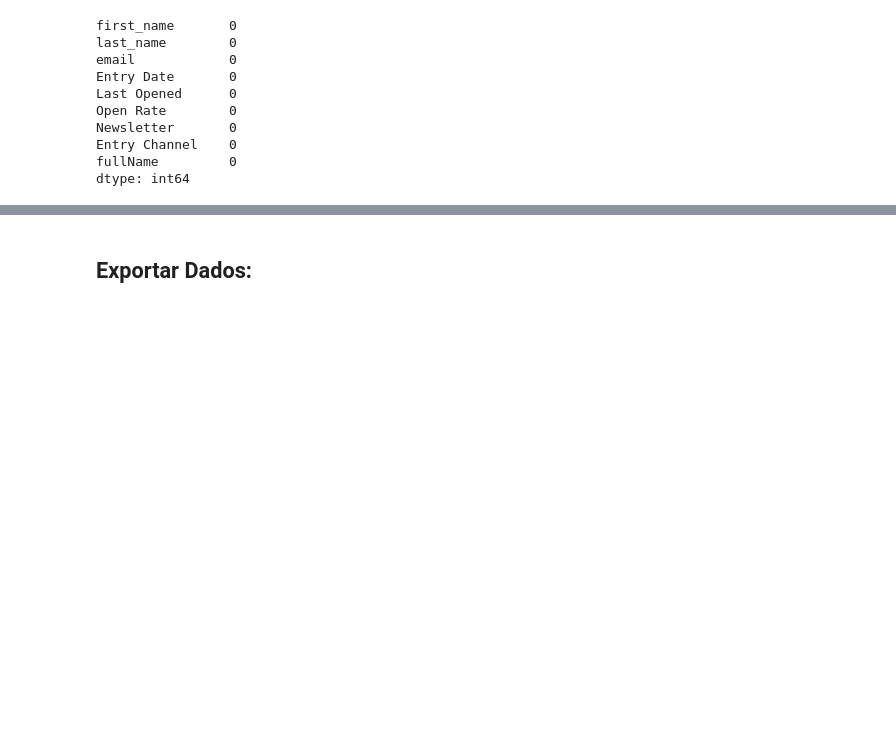
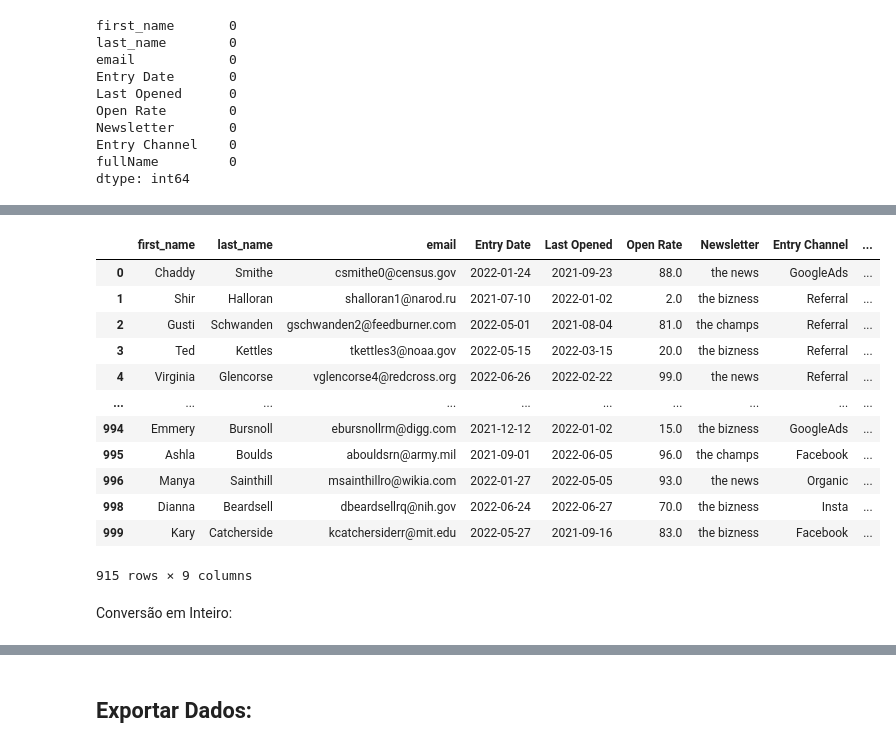
Before and after one commit to rigueti-bruno/Trabalhos, a Jupyter notebook: Projeto - thenews/etl-dados.ipynb, the cells around one changed output, grey strips where cells are left out. Drawn from its saved outputs; the diff is of its cells as text; code cells hidden in the pictures; blank space fills up the shorter version.

```diff
--- a/Projeto - thenews/etl-dados.ipynb
+++ b/Projeto - thenews/etl-dados.ipynb
@@ -165,0 +168,2 @@ df
+# %%
+df['Open Rate'] = df['Open Rate'] * 100
@@ -165,0 +183,18 @@ df
+# %%
+df
+# %% [output]
+|  | first_name | last_name | email | Entry Date | Last Opened | Open Rate | Newsletter | Entry Channel | ... |
+| 0 | Chaddy | Smithe | csmithe0@census.gov | 2022-01-24 | 2021-09-23 | 88.0 | the news | GoogleAds | ... |
+| 1 | Shir | Halloran | shalloran1@narod.ru | 2021-07-10 | 2022-01-02 | 2.0 | the bizness | Referral | ... |
+| 2 | Gusti | Schwanden | gschwanden2@feedburner.com | 2022-05-01 | 2021-08-04 | 81.0 | the champs | Referral | ... |
+| 3 | Ted | Kettles | tkettles3@noaa.gov | 2022-05-15 | 2022-03-15 | 20.0 | the bizness | Referral | ... |
+| 4 | Virginia | Glencorse | vglencorse4@redcross.org | 2022-06-26 | 2022-02-22 | 99.0 | the news | Referral | ... |
+| ... | ... | ... | ... | ... | ... | ... | ... | ... | ... |
+| 994 | Emmery | Bursnoll | ebursnollrm@digg.com | 2021-12-12 | 2022-01-02 | 15.0 | the bizness | GoogleAds | ... |
+| 995 | Ashla | Boulds | abouldsrn@army.mil | 2021-09-01 | 2022-06-05 | 96.0 | the champs | Facebook | ... |
+| 996 | Manya | Sainthill | msainthillro@wikia.com | 2022-01-27 | 2022-05-05 | 93.0 | the news | Organic | ... |
+| 998 | Dianna | Beardsell | dbeardsellrq@nih.gov | 2022-06-24 | 2022-06-27 | 70.0 | the bizness | Insta | ... |
+| 999 | Kary | Catcherside | kcatchersiderr@mit.edu | 2022-05-27 | 2021-09-16 | 83.0 | the bizness | Facebook | ... |
+915 rows × 9 columns
+# %% [markdown]
+Conversão em Inteiro:
```
Also changed, not shown: parts of 8 cells of this notebook, 3 other files.
